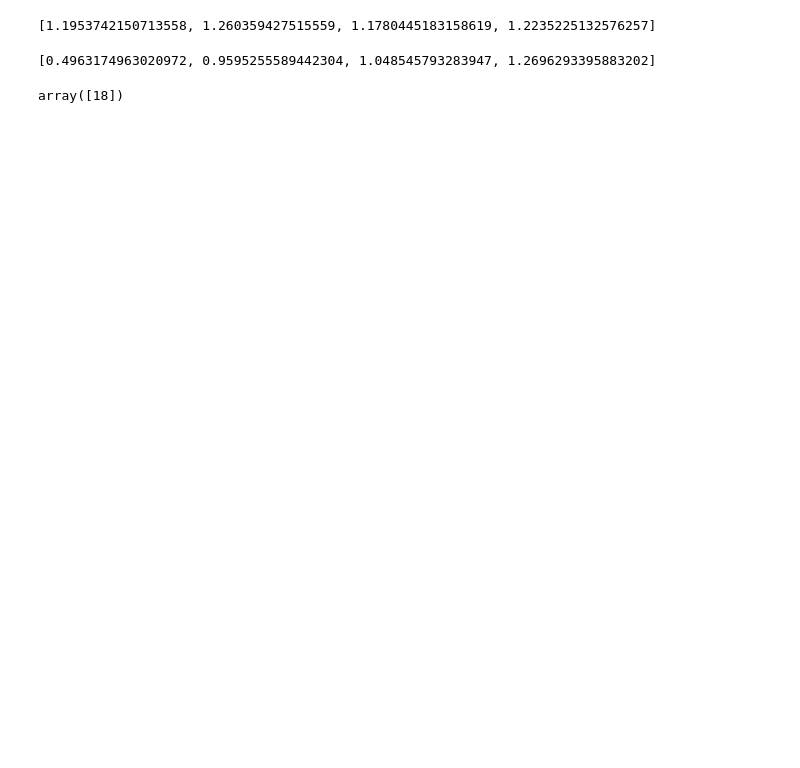
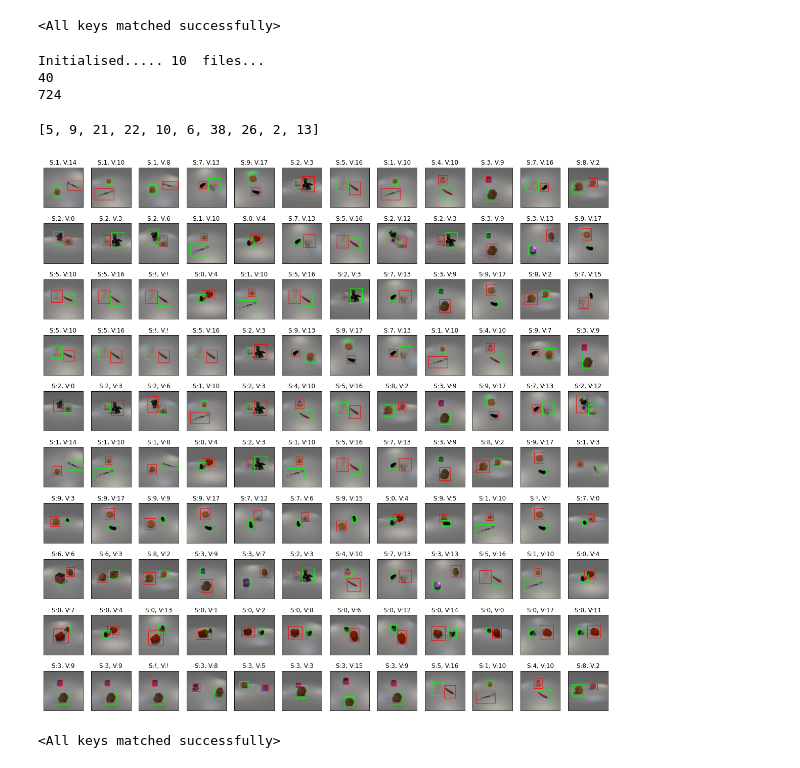
Before and after one commit to sakshamjindal/Non-Metric-3d-Representation, a Jupyter notebook: nbs/visalise_two_object_scene.ipynb, the cells around one changed output. Saved outputs shown, nothing was run; the diff lists cells and outputs as text; code cells hidden in the pictures; blank space fills up the shorter version.

Commit message:
progress till first full data traning and validation (exp43)

```diff
--- a/nbs/visalise_two_object_scene.ipynb
+++ b/nbs/visalise_two_object_scene.ipynb
@@ -117,19 +86,61 @@ get_distance(feat_k,feat_k_t)
-# %%
-get_distance(feat_q,feat_k_t)
-# %% [output]
-[1.1953742150713558, 1.260359427515559, 1.1780445183158619, 1.2235225132576257]
-# %%
-get_distance(feat_q,feat_k)
-# %% [output]
-[0.4963174963020972, 0.9595255589442304, 1.048545793283947, 1.2696293395883202]
-# %%
-query_indices_to_use=[]
-
-for i in range(7):
-    ret = np.random.randint(0,40,1)[0]
-    if ret in query_indices_to_use or ret%4==0 or ret%4==3:
-        continue
-    else:
-        query_indices_to_use.append(ret)
-# %% [output]
-array([18])
+# %%
+PATH = "../tb_logs/two_obj_spatial_with_scene_and_view_loss_exp40/checkpoint_299.pth.tar"
+state_dict = torch.load(PATH)['state_dict']
+view_r = state_dict["queue_view"].shape[1]
+scene_r = state_dict["queue_scene"].shape[1]
+
+model = MoCo(mode="spatial", scene_r=scene_r, view_r=view_r)
+model = model.cuda()
+
+model.load_state_dict(state_dict)
+# %% [output]
+<All keys matched successfully>
+# %%
+pool_size = 63
+pool_e_ = DoublePool_O(pool_size, isnode=False)
+pool_g_ = DoublePool_O(2000, isnode=False)
+pool_f_= DoublePool_O(pool_size, isnode=False)
+query_train_dataset = CLEVR_train(root_dir='/home/mprabhud/dataset/clevr_lang/npys/ab_5t.txt', hyp_N=2, scenes=10)
+query_train_loader = DataLoader(query_train_dataset, batch_size=1, shuffle=False, collate_fn=collate_boxes)
+
+for i, (feed_dict_q_, feed_dict_k_, metadata_) in enumerate((query_train_loader)):
+
+    q_idx = metadata_["query_image_index"].item()
+    k_idx = metadata_["key_image_index"].item()
+    scene_num = metadata_["scene_number"].item()
+
+    store_to_pool_e(pool_e_, feed_dict_q_, metadata_, model,args, scene_num, q_idx)
+    store_to_pool_e(pool_f_, feed_dict_k_, metadata_, model,args, scene_num, k_idx)
+
+    store_to_pool_g(pool_g_, feed_dict_k_, metadata_, model,args, scene_num, k_idx)
+    store_to_pool_e(pool_g_, feed_dict_k_, metadata_, model, args, "!", "!")
+
+    feed_dict_n_lists = sample_same_scene_negs(feed_dict_q_, feed_dict_k_, metadata_, args.hyp_N, 16)[0]
+
+    for feed_dict_n,view_idx in feed_dict_n_lists:
+        store_to_pool_e(pool_g_, feed_dict_n, metadata_, model, args, scene_num, view_idx.item())
+
+
+print(pool_e_.num)
+print(pool_g_.num)
+# %% [output]
+Initialised..... 10  files...
+40
+724
+# %%
+f = random_retrieve_topk(args, pool_e_, pool_g_, pool_f_, imgs_to_view=10)
+# %% [output]
+[5, 9, 21, 22, 10, 6, 38, 26, 2, 13]
+[figure, added]
+# %%
+PATH = "../tb_logs/two_obj_spatial_with_scene_and_view_loss_exp40/checkpoint_299.pth.tar"
+state_dict = torch.load(PATH)['state_dict']
+view_r = state_dict["queue_view"].shape[1]
+scene_r = state_dict["queue_scene"].shape[1]
+
+model = MoCo(mode="spatial", scene_r=scene_r, view_r=view_r)
+model = model.cuda()
+
+model.load_state_dict(state_dict)
+# %% [output]
+<All keys matched successfully>
```
Also changed, not shown: parts of 20 cells of this notebook, 11 other files.
